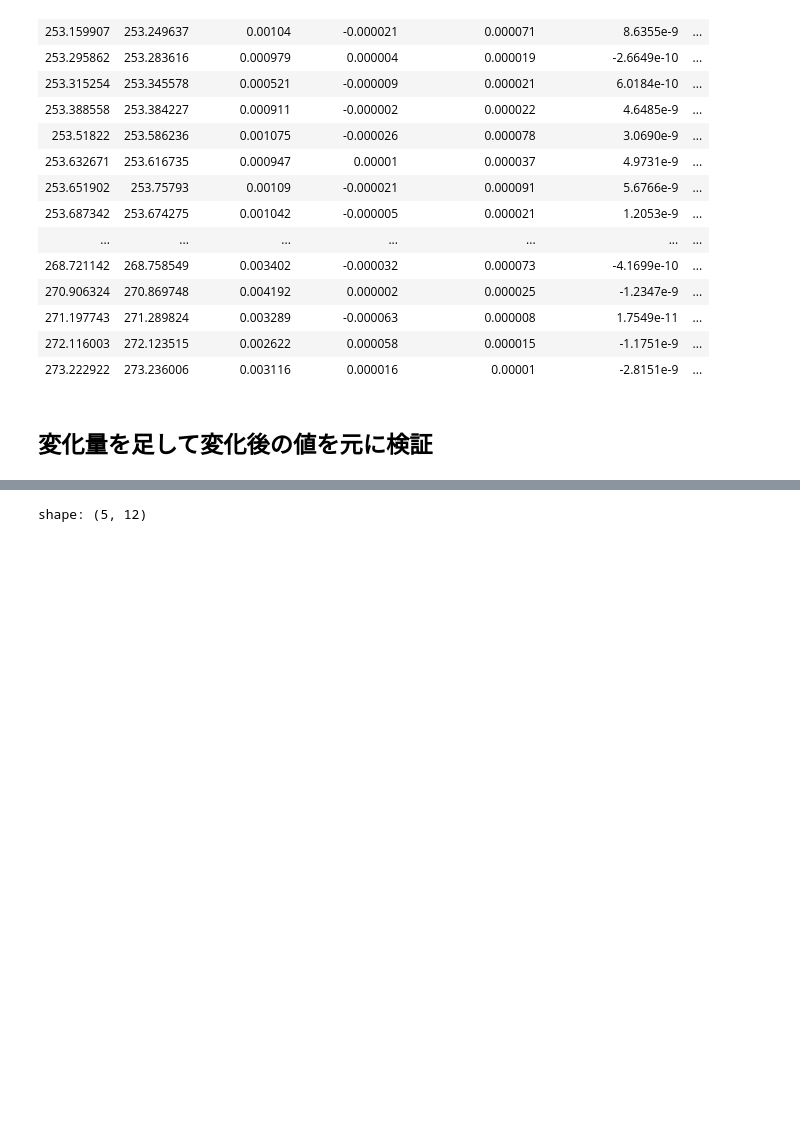
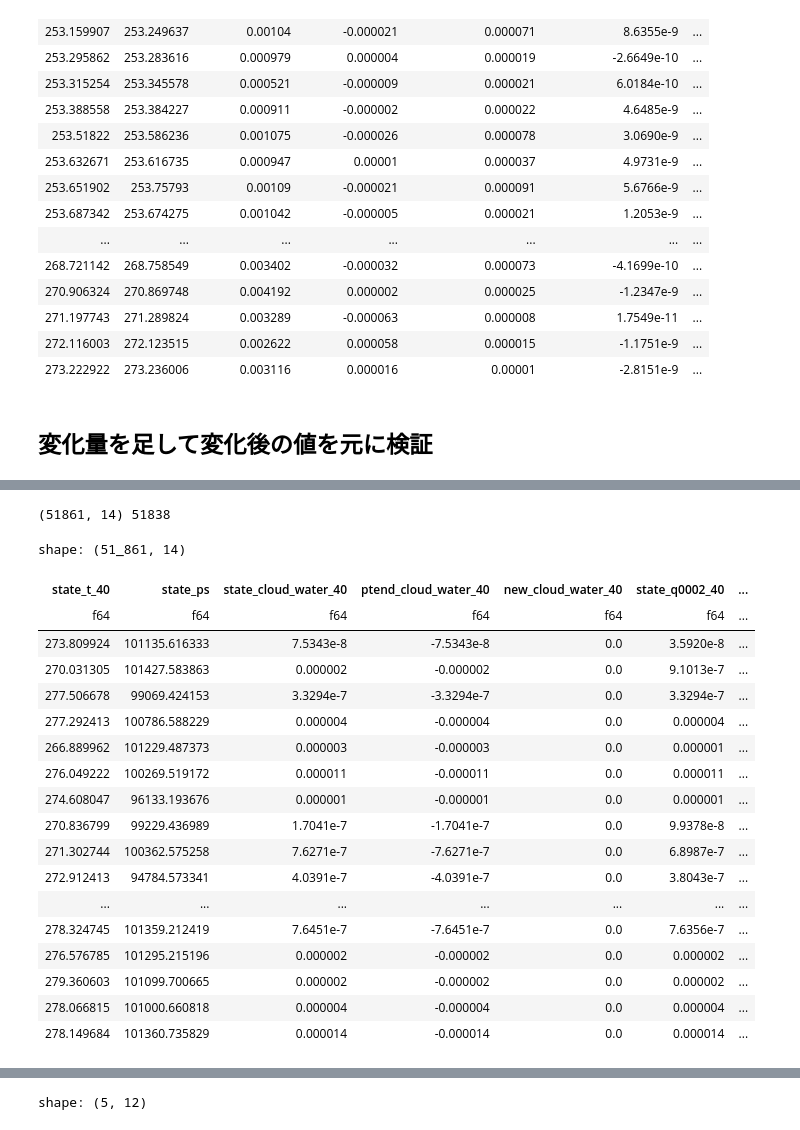
Before and after one commit to unonao/kaggle-leap, a Jupyter notebook: notebook/2024-05-18_cloud_ice_ratio.ipynb, the cells around one changed output, grey strips where cells are left out. Saved outputs shown, nothing was run; the diff lists cells and outputs as text; code cells hidden in the pictures; blank space fills up the shorter version.

```diff
--- a/notebook/2024-05-18_cloud_ice_ratio.ipynb
+++ b/notebook/2024-05-18_cloud_ice_ratio.ipynb
@@ -28,4 +28,4 @@ pl.Config.set_tbl_rows(100)
 # %% [output]
 polars.config.Config
 # %%
-df = pl.read_parquet("input/train.parquet", n_rows=100000)
+df = pl.read_parquet("input/train.parquet", n_rows=300000)
@@ -259,0 +428,28 @@ shape: (5, 12)
+# %%
+# 1. new cloud water が 0 の時を見る -> state_ice_ratio と ptend_ice_ratioがほぼ一致（すべて０に潰れるから）
+df1 = tmp[cols].filter(pl.col(f"new_cloud_water_{h}") == 0)
+print(
+    df1.shape, ((df1["state_ice_ratio"] - df1["ptend_ice_ratio"]).abs() < 1e-15).sum()
+)
+df1
+# %% [output]
+(51861, 14) 51838
+shape: (51_861, 14)
+| state_t_40 | state_ps | state_cloud_water_40 | ptend_cloud_water_40 | new_cloud_water_40 | state_q0002_40 | ... |
+| f64 | f64 | f64 | f64 | f64 | f64 | ... |
+| 273.809924 | 101135.616333 | 7.5343e-8 | -7.5343e-8 | 0.0 | 3.5920e-8 | ... |
+| 270.031305 | 101427.583863 | 0.000002 | -0.000002 | 0.0 | 9.1013e-7 | ... |
+| 277.506678 | 99069.424153 | 3.3294e-7 | -3.3294e-7 | 0.0 | 3.3294e-7 | ... |
+| 277.292413 | 100786.588229 | 0.000004 | -0.000004 | 0.0 | 0.000004 | ... |
+| 266.889962 | 101229.487373 | 0.000003 | -0.000003 | 0.0 | 0.000001 | ... |
+| 276.049222 | 100269.519172 | 0.000011 | -0.000011 | 0.0 | 0.000011 | ... |
+| 274.608047 | 96133.193676 | 0.000001 | -0.000001 | 0.0 | 0.000001 | ... |
+| 270.836799 | 99229.436989 | 1.7041e-7 | -1.7041e-7 | 0.0 | 9.9378e-8 | ... |
+| 271.302744 | 100362.575258 | 7.6271e-7 | -7.6271e-7 | 0.0 | 6.8987e-7 | ... |
+| 272.912413 | 94784.573341 | 4.0391e-7 | -4.0391e-7 | 0.0 | 3.8043e-7 | ... |
+| ... | ... | ... | ... | ... | ... | ... |
+| 278.324745 | 101359.212419 | 7.6451e-7 | -7.6451e-7 | 0.0 | 7.6356e-7 | ... |
+| 276.576785 | 101295.215196 | 0.000002 | -0.000002 | 0.0 | 0.000002 | ... |
+| 279.360603 | 101099.700665 | 0.000002 | -0.000002 | 0.0 | 0.000002 | ... |
+| 278.066815 | 101000.660818 | 0.000004 | -0.000004 | 0.0 | 0.000004 | ... |
+| 278.149684 | 101360.735829 | 0.000014 | -0.000014 | 0.0 | 0.000014 | ... |
```
Also changed, not shown: parts of 10 cells of this notebook, 26 other files.
